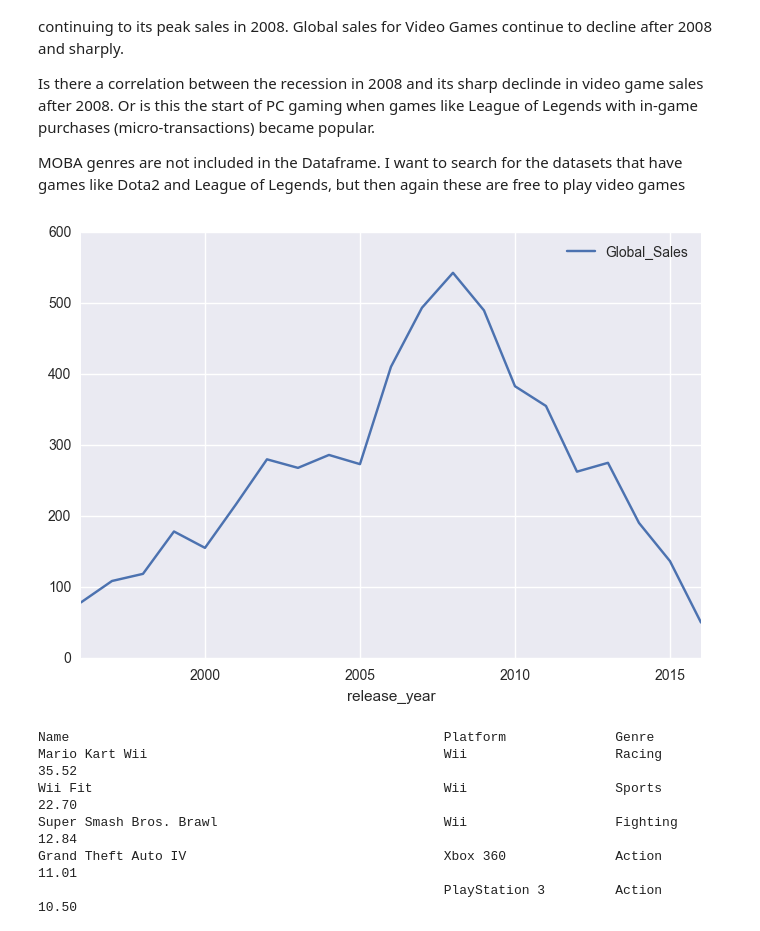
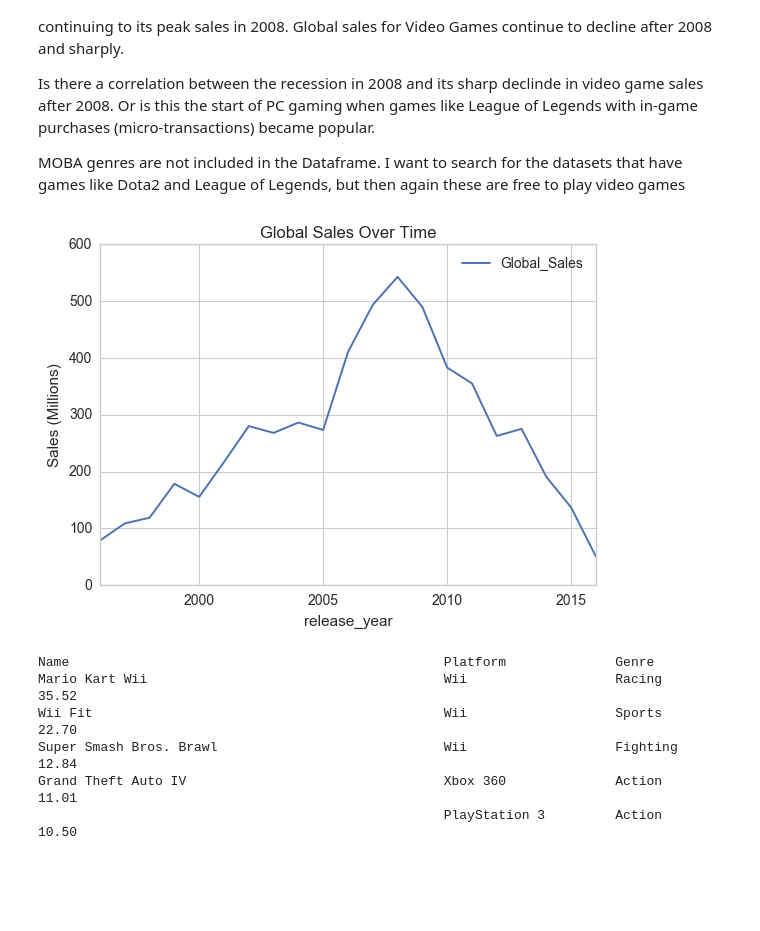
Before and after one commit to s-leung/videogameproject, a Jupyter notebook: VG Project Data Viz.ipynb, the cells around one changed output. Drawn from its saved outputs; the diff is of its cells as text; code cells hidden in the pictures; blank space fills up the shorter version.

```diff
--- a/VG Project Data Viz.ipynb
+++ b/VG Project Data Viz.ipynb
@@ -4,6 +4,8 @@ import pandas as pd
 import matplotlib.pyplot as plt
 import seaborn as sns
 sns.set()
+sns.set_style('whitegrid')
+sns.set_context("paper", font_scale=1.35)
 # %%
 df = pd.read_csv('cleaned_vg_df.csv', parse_dates=['release_year','release_month','release_day'])
 df = df.drop('Unnamed: 0', axis=1)
@@ -347,13 +356,15 @@ MOBA genres are not included in the Dataframe. I want to search for the datasets
 # %%
 #how video games are doing over time
 
 gs = df[['release_year','Global_Sales']]
 sales_overtime = gs.set_index(keys='release_year').sort_index()
 sales_overtime.index = pd.to_datetime(sales_overtime.index, format='%Y')
 sales_overtime.resample('A').sum().plot()
+plt.title('Global Sales Over Time')
+plt.ylabel('Sales (Millions)')
 plt.show()
 # %% [output]
-[figure, old version]
+[figure, new version]
 # %%
 #most popular game(s) in 2008??
 game_2008 = df[df.release_year=='2008']
```
Also changed, not shown: parts of 14 cells of this notebook, 2 other files.
